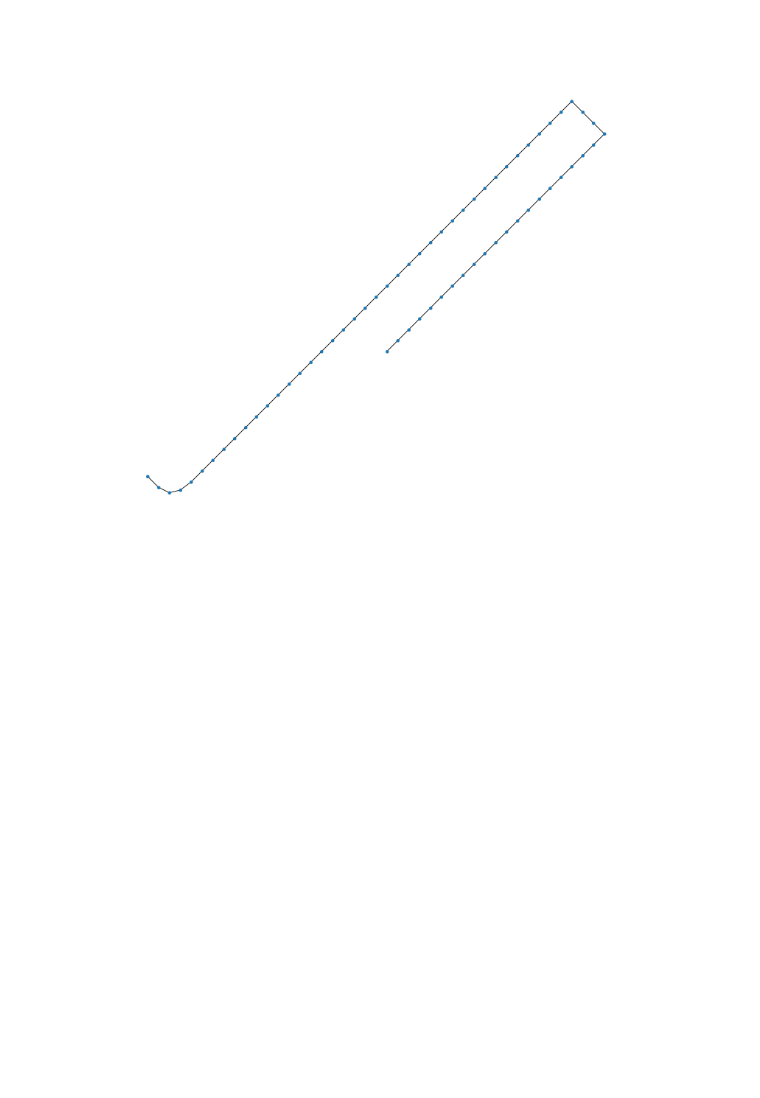
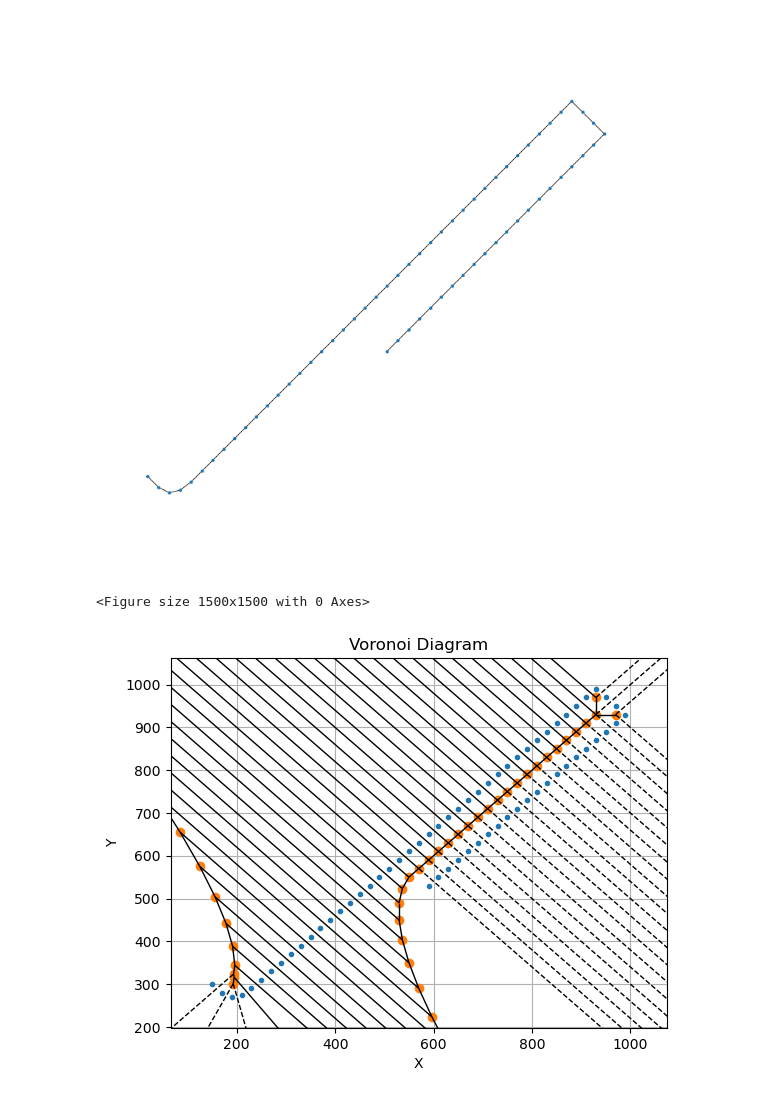
Before and after one commit to SaraLuzVC/Tesis-ITAM, a Jupyter notebook: Notebooks/Entrega_2025_08_12.ipynb, the cells around one changed output. Saved outputs shown, nothing was run; the diff lists cells and outputs as text; code cells hidden in the pictures; blank space fills up the shorter version.

Commit message:
agregar delaunay y voronoi

```diff
--- a/Notebooks/Entrega_2025_08_12.ipynb
+++ b/Notebooks/Entrega_2025_08_12.ipynb
@@ -143,3 +143,19 @@ nx.draw_networkx_edges(G, pos, width=1)
 plt.axis("equal"); plt.show()
 # %% [output]
 [figure]
+# %%
+from scipy.spatial import Delaunay, Voronoi, voronoi_plot_2d, delaunay_plot_2d
+# Calcular el diagrama de Voronoi
+vor = Voronoi(coords)
+
+# === Graficar diagrama de Voronoi ===
+plt.figure(figsize=(15, 15))
+voronoi_plot_2d(vor, show_vertices=True, show_points=True)
+plt.title("Voronoi Diagram")
+plt.xlabel("X")
+plt.ylabel("Y")
+plt.grid(True)
+plt.show()
+# %% [output]
+<Figure size 1500x1500 with 0 Axes>
+[figure, added]
```
Also changed, not shown: parts of 1 cell of this notebook.
